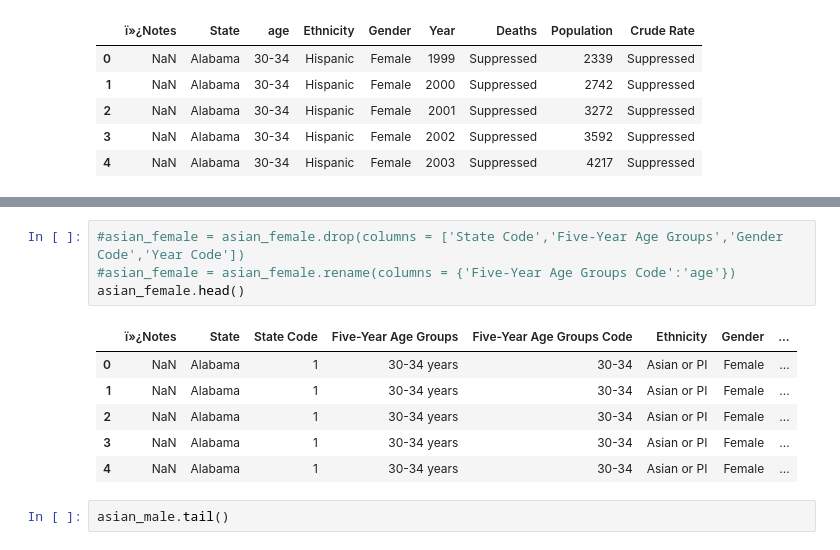
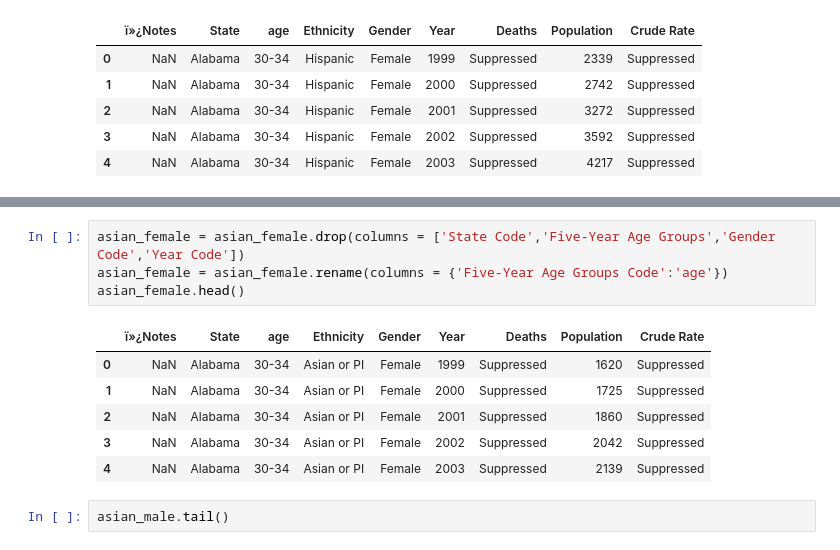
Before and after one commit to MrBardot/Trends-in-Alzheimers-Disease-Fatalities-in-the-United-States-and-Tennessee-from-1999-2018.-, a Jupyter notebook: notebooks/alz_eda.ipynb, the cells around one changed output, grey strips where cells are left out. Saved outputs shown, nothing was run; the diff lists cells and outputs as text.

```diff
--- a/notebooks/alz_eda.ipynb
+++ b/notebooks/alz_eda.ipynb
@@ -222,16 +224,16 @@ asian_female.tail()
 | 15298 | NaN | Wyoming | 56 | 100+ years | 100+ | Asian or PI | Female | ... |
 | 15299 | NaN | Wyoming | 56 | 100+ years | 100+ | Asian or PI | Female | ... |
 # %%
-#asian_female = asian_female.drop(columns = ['State Code','Five-Year Age Groups','Gender Code','Year Code'])
-#asian_female = asian_female.rename(columns = {'Five-Year Age Groups Code':'age'})
+asian_female = asian_female.drop(columns = ['State Code','Five-Year Age Groups','Gender Code','Year Code'])
+asian_female = asian_female.rename(columns = {'Five-Year Age Groups Code':'age'})
 asian_female.head()
 # %% [output]
-|  | ï»¿Notes | State | State Code | Five-Year Age Groups | Five-Year Age Groups Code | Ethnicity | Gender | ... |
-| 0 | NaN | Alabama | 1 | 30-34 years | 30-34 | Asian or PI | Female | ... |
-| 1 | NaN | Alabama | 1 | 30-34 years | 30-34 | Asian or PI | Female | ... |
-| 2 | NaN | Alabama | 1 | 30-34 years | 30-34 | Asian or PI | Female | ... |
-| 3 | NaN | Alabama | 1 | 30-34 years | 30-34 | Asian or PI | Female | ... |
-| 4 | NaN | Alabama | 1 | 30-34 years | 30-34 | Asian or PI | Female | ... |
+|  | ï»¿Notes | State | age | Ethnicity | Gender | Year | Deaths | Population | Crude Rate |
+| 0 | NaN | Alabama | 30-34 | Asian or PI | Female | 1999 | Suppressed | 1620 | Suppressed |
+| 1 | NaN | Alabama | 30-34 | Asian or PI | Female | 2000 | Suppressed | 1725 | Suppressed |
+| 2 | NaN | Alabama | 30-34 | Asian or PI | Female | 2001 | Suppressed | 1860 | Suppressed |
+| 3 | NaN | Alabama | 30-34 | Asian or PI | Female | 2002 | Suppressed | 2042 | Suppressed |
+| 4 | NaN | Alabama | 30-34 | Asian or PI | Female | 2003 | Suppressed | 2139 | Suppressed |
 # %%
 asian_male.tail()
 # %% [output]
```
Also changed, not shown: parts of 6 cells of this notebook.
